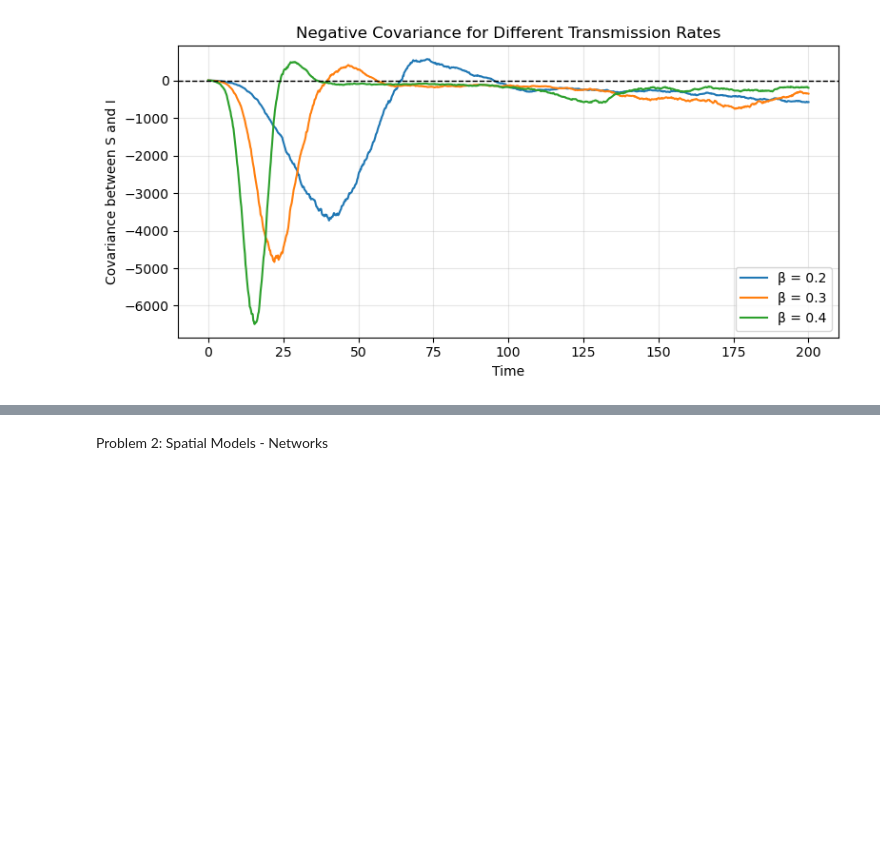
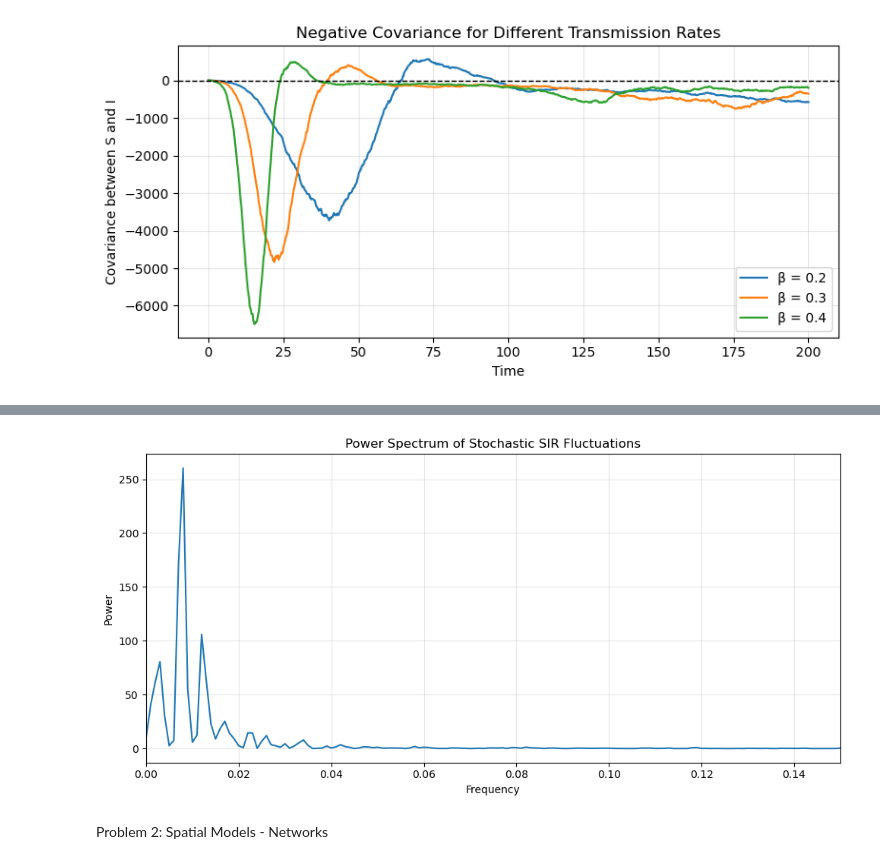
Before and after one commit to lydiashumskaya/assignment-2-stochastic-and-spatial-models, a Jupyter notebook: assigment-2.ipynb, the cells around one changed output, grey strips where cells are left out. Cells and saved outputs as stored; diff of their text form; code cells hidden in the pictures; blank space fills up the shorter version.

```diff
--- a/assigment-2.ipynb
+++ b/assigment-2.ipynb
@@ -332,3 +451,52 @@ plt.show()
+# %%
+N = 1000
+t_max = 1000
+dt = 0.2
+
+t_common = np.arange(0, t_max, dt)
+
+equilibrium = endemic_equilibrium(N, beta, gamma, mu)
+
+S0 = round(equilibrium[0])
+I0 = round(equilibrium[1])
+R0 = N - S0 - I0
+
+y0 = [S0, I0, R0]
+
+times, S, I, R = gillespie_sir(
+    y0, beta, gamma, mu, t_max, seed=42
+)
+
+indices = np.searchsorted(times, t_common, side="right") - 1
+I_uniform = I[indices] / N
+
+# Remove the mean
+signal = I_uniform - np.mean(I_uniform)
+
+# Apply a Hann window
+window = np.hanning(len(signal))
+signal_windowed = signal * window
+
+# Fourier transform
+fft_values = np.fft.rfft(signal_windowed)
+frequencies = np.fft.rfftfreq(len(signal), d=dt)
+
+power = np.abs(fft_values)**2
+
+plt.figure(figsize=(10, 5))
+
+plt.plot(frequencies, power)
+plt.xlim(0, 0.15)
+
+plt.xlabel("Frequency")
+plt.ylabel("Power")
+plt.title("Power Spectrum of Stochastic SIR Fluctuations")
+
+plt.grid(alpha=0.3)
+plt.tight_layout()
+plt.show()
+# %% [output]
+[figure, added]
 # %% [markdown]
 Problem 2: Spatial Models - Networks
 # %% [markdown]
```
Also changed, not shown: parts of 7 cells of this notebook.
